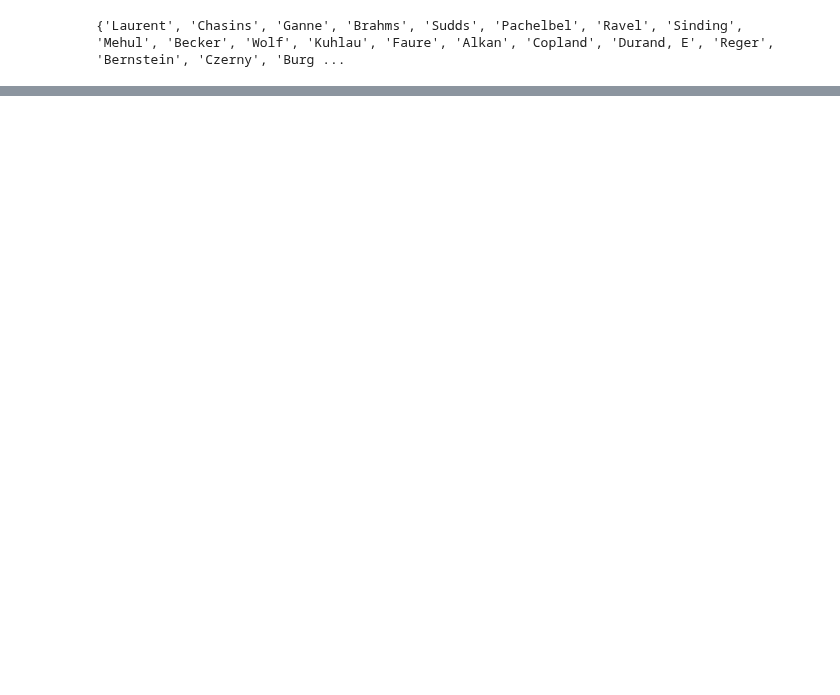
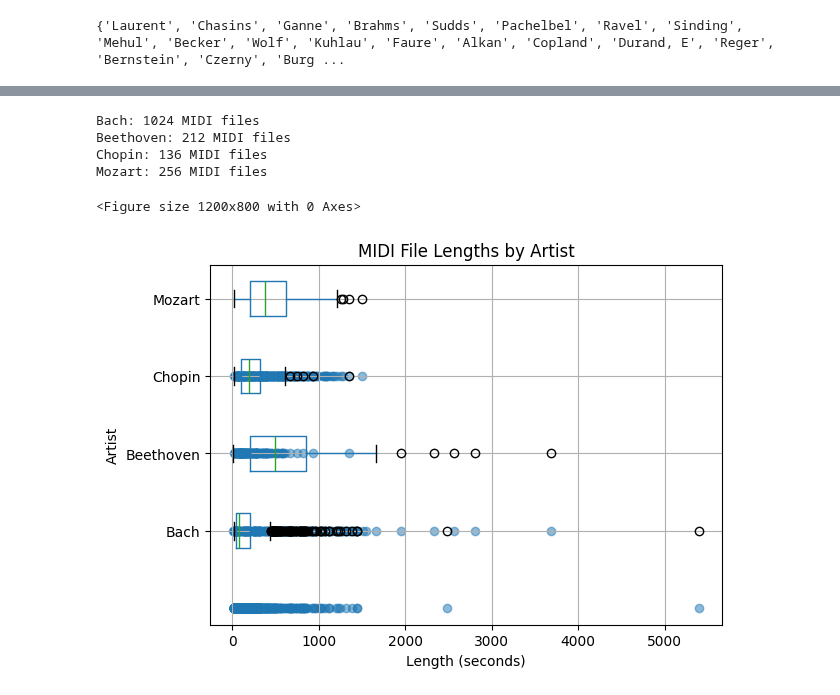
Before and after one commit to zainnobody/AAI-511-Final-Project, a Jupyter notebook: zain-test.ipynb, the cells around one changed output, grey strips where cells are left out. Drawn from its saved outputs; the diff is of its cells as text; code cells hidden in the pictures; blank space fills up the shorter version.

```diff
--- a/zain-test.ipynb
+++ b/zain-test.ipynb
@@ -281,0 +367,28 @@ pygame.quit()
+# %%
+# Print the count of MIDI files for each artist
+for artist, count in artist_file_counts.items():
+    print(f"{artist}: {count} MIDI files")
+# %% [output]
+Bach: 1024 MIDI files
+Beethoven: 212 MIDI files
+Chopin: 136 MIDI files
+Mozart: 256 MIDI files
+# %%
+# Create the initial DataFrame directly from the dictionary
+midi_file_lengths_df = pd.DataFrame(list(all_midi_lengths.items()), columns=['Path', 'Length'])
+midi_file_lengths_df['Artist'] = midi_file_lengths_df['Path'].apply(lambda x: next((artist for artist in specific_artists if artist in x), 'Unknown'))
+
+
+# Create horizontal box plots
+plt.figure(figsize=(12, 8))
+midi_file_lengths_df.boxplot(by='Artist', column=['Length'], vert=False)
+plt.scatter(midi_file_lengths_df['Length'], midi_file_lengths_df['Artist'], alpha=0.5)
+plt.title('MIDI File Lengths by Artist')
+plt.suptitle('')
+plt.xlabel('Length (seconds)')
+plt.ylabel('Artist')
+plt.yticks(rotation=0)
+plt.show()
+# %% [output]
+<Figure size 1200x800 with 0 Axes>
+[figure, added]
```
Also changed, not shown: parts of 8 cells of this notebook, 1 other file.
